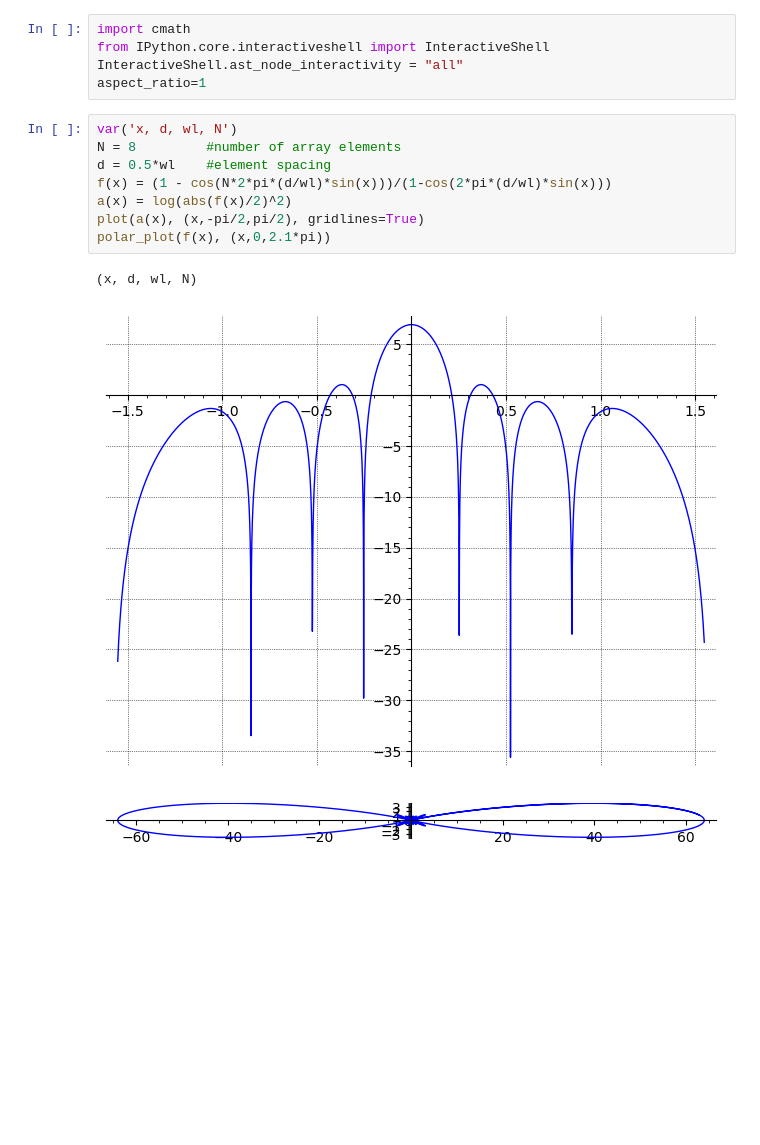
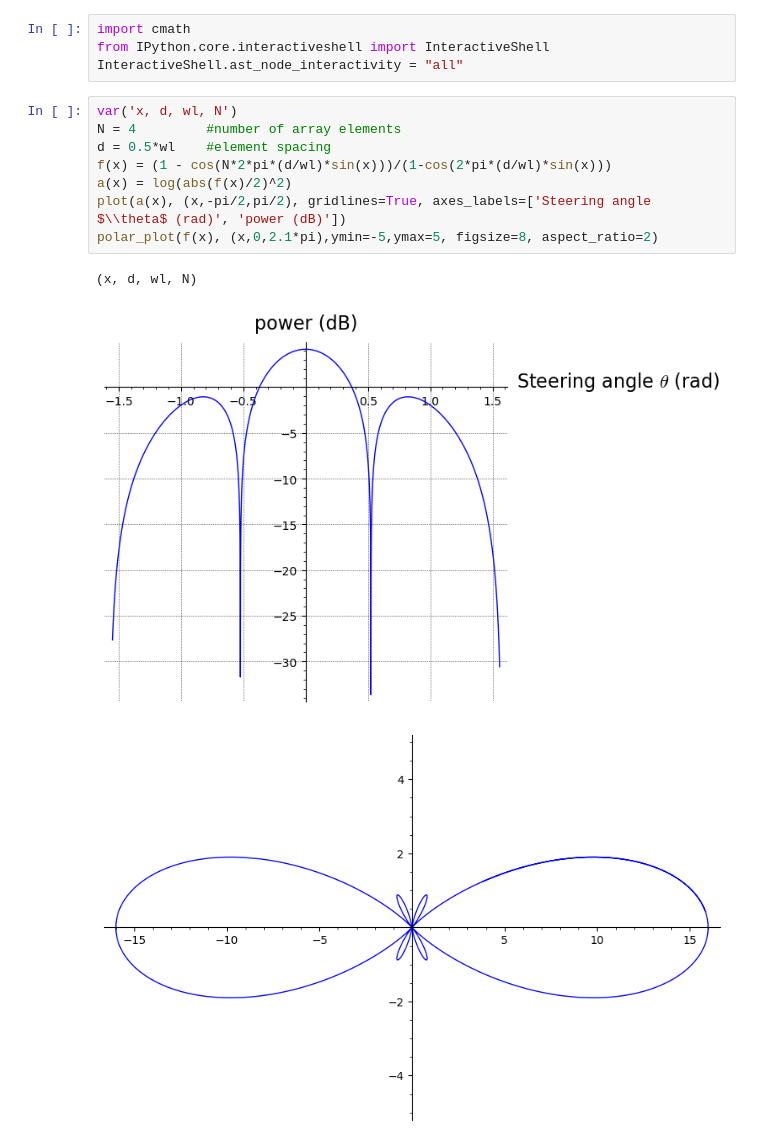
Before and after one commit to delion264/phase_array, a Jupyter notebook: jupyter_notebooks/phase_array.ipynb, the cells around one changed output. Saved outputs shown, nothing was run; the diff lists cells and outputs as text; blank space fills up the shorter version.

Commit message:
Added axis labels

```diff
--- a/jupyter_notebooks/phase_array.ipynb
+++ b/jupyter_notebooks/phase_array.ipynb
@@ -62,16 +63,15 @@ $$AF(\theta)_{dB} = 10\log\left(\left|{\frac{AF(\theta)}{2}}\right|^2\right)$$
 import cmath
 from IPython.core.interactiveshell import InteractiveShell
 InteractiveShell.ast_node_interactivity = "all"
-aspect_ratio=1
 # %%
 var('x, d, wl, N')
-N = 8         #number of array elements
+N = 4         #number of array elements
 d = 0.5*wl    #element spacing
 f(x) = (1 - cos(N*2*pi*(d/wl)*sin(x)))/(1-cos(2*pi*(d/wl)*sin(x)))
 a(x) = log(abs(f(x)/2)^2)
-plot(a(x), (x,-pi/2,pi/2), gridlines=True)
-polar_plot(f(x), (x,0,2.1*pi))
+plot(a(x), (x,-pi/2,pi/2), gridlines=True, axes_labels=['Steering angle $\\theta$ (rad)', 'power (dB)'])
+polar_plot(f(x), (x,0,2.1*pi),ymin=-5,ymax=5, figsize=8, aspect_ratio=2)
 # %% [output]
 (x, d, wl, N)
-[figure, old version]
+[figure, new version]
-[figure, old version]
+[figure, new version]
```
Also changed, not shown: parts of 1 cell of this notebook.
